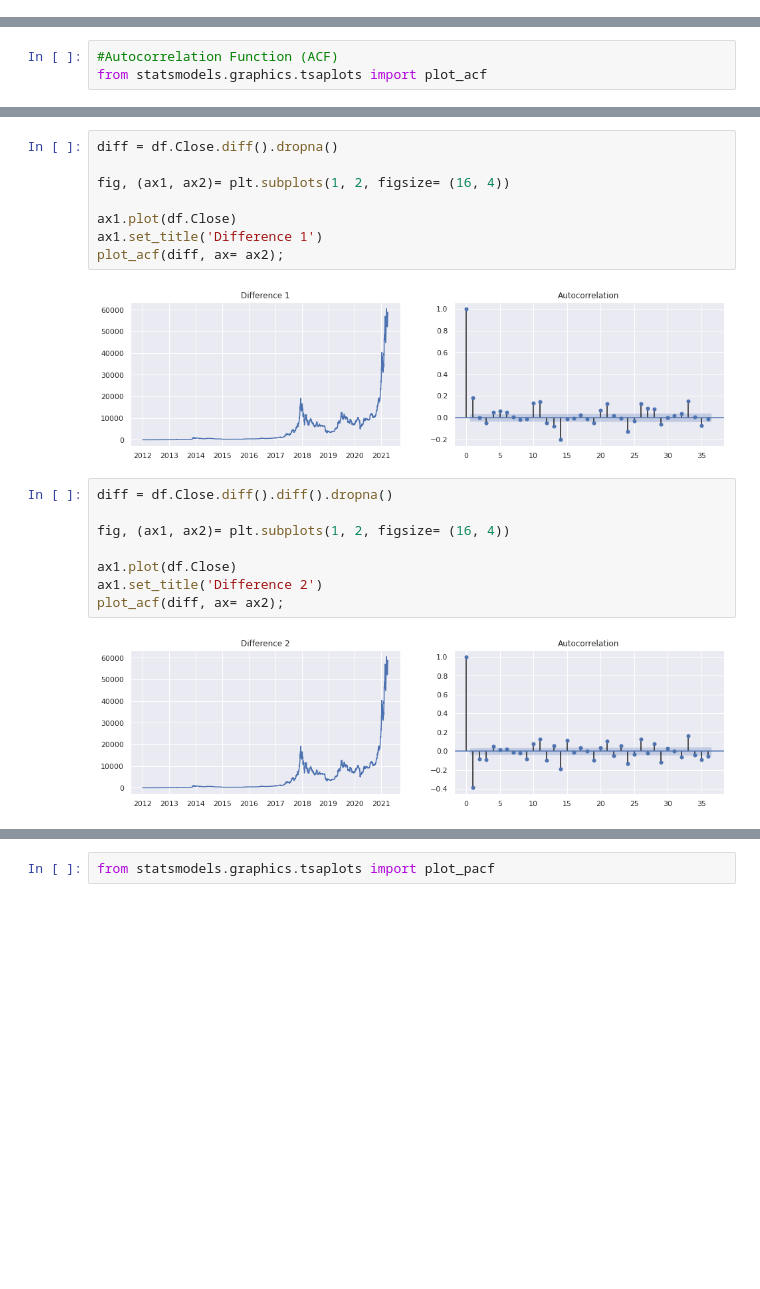
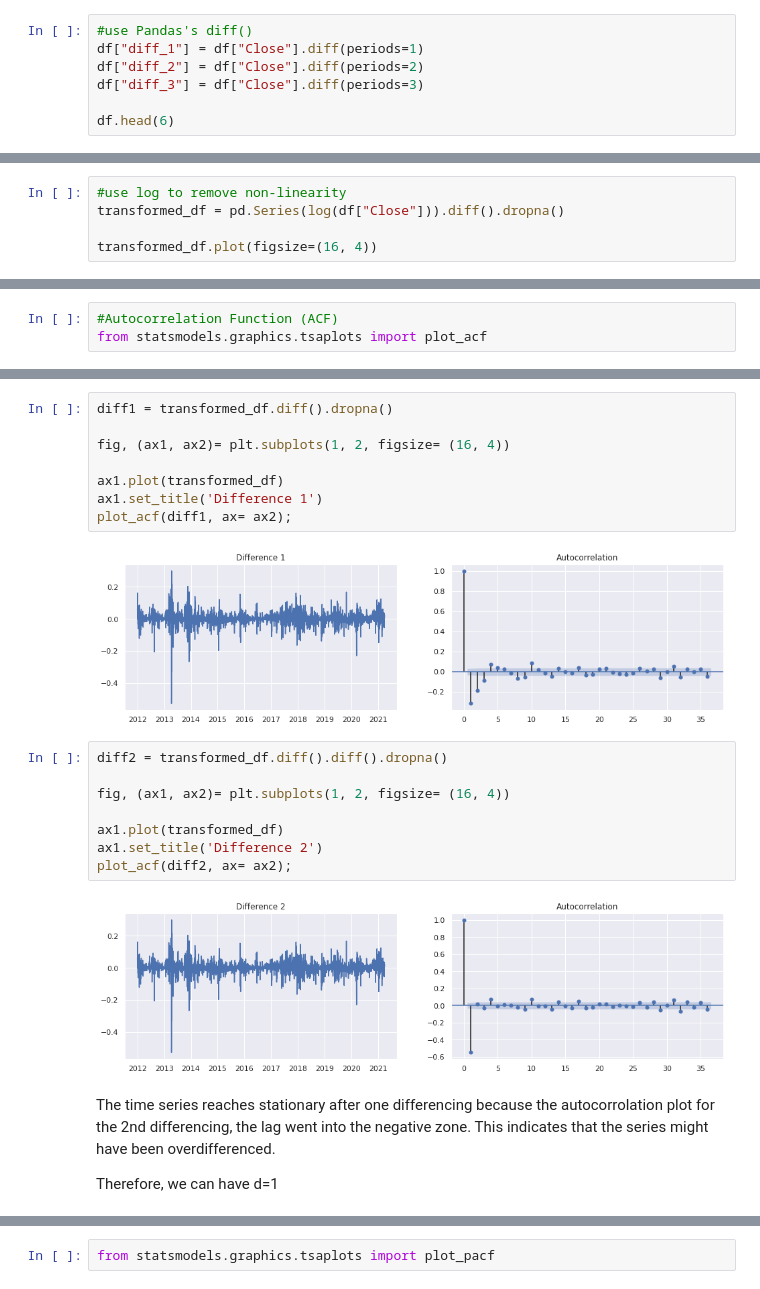
Before and after one commit to zhouchun0105/BA780-project, a Jupyter notebook: Bitcoin_Price_and_its_Movement_Direction_Prediction_2.ipynb, the cells around one changed output, grey strips where cells are left out. Saved outputs shown, nothing was run; the diff lists cells and outputs as text; blank space fills up the shorter version.

```diff
--- a/Bitcoin_Price_and_its_Movement_Direction_Prediction_2.ipynb
+++ b/Bitcoin_Price_and_its_Movement_Direction_Prediction_2.ipynb
@@ -260,0 +271,7 @@ print(f" P-value: {test_adf[1]}")
+# %%
+#use Pandas's diff()
+df["diff_1"] = df["Close"].diff(periods=1)
+df["diff_2"] = df["Close"].diff(periods=2)
+df["diff_3"] = df["Close"].diff(periods=3)
+
+df.head(6)
@@ -260,0 +287,5 @@ print(f" P-value: {test_adf[1]}")
+# %%
+#use log to remove non-linearity
+transformed_df = pd.Series(log(df["Close"])).diff().dropna()
+
+transformed_df.plot(figsize=(16, 4))
@@ -273,23 +324,27 @@ plot_acf(df.Close, ax= ax2);
 # %%
-diff = df.Close.diff().dropna()
+diff1 = transformed_df.diff().dropna()
 
 fig, (ax1, ax2)= plt.subplots(1, 2, figsize= (16, 4))
 
-ax1.plot(df.Close)
+ax1.plot(transformed_df)
 ax1.set_title('Difference 1')
-plot_acf(diff, ax= ax2);
+plot_acf(diff1, ax= ax2);
 # %% [output]
-[figure, old version]
+[figure, new version]
 # %%
-diff = df.Close.diff().diff().dropna()
+diff2 = transformed_df.diff().diff().dropna()
 
 fig, (ax1, ax2)= plt.subplots(1, 2, figsize= (16, 4))
 
-ax1.plot(df.Close)
+ax1.plot(transformed_df)
 ax1.set_title('Difference 2')
-plot_acf(diff, ax= ax2);
+plot_acf(diff2, ax= ax2);
 # %% [output]
-[figure, old version]
+[figure, new version]
+# %% [markdown]
+The time series reaches stationary after one differencing because the autocorrolation plot for the 2nd differencing, the lag went into the negative zone. This indicates that the series might have been overdifferenced.
+
+Therefore, we can have d=1
 # %%
 !pip install pmdarima
 # %% [output]
```
Also changed, not shown: parts of 33 cells of this notebook.
